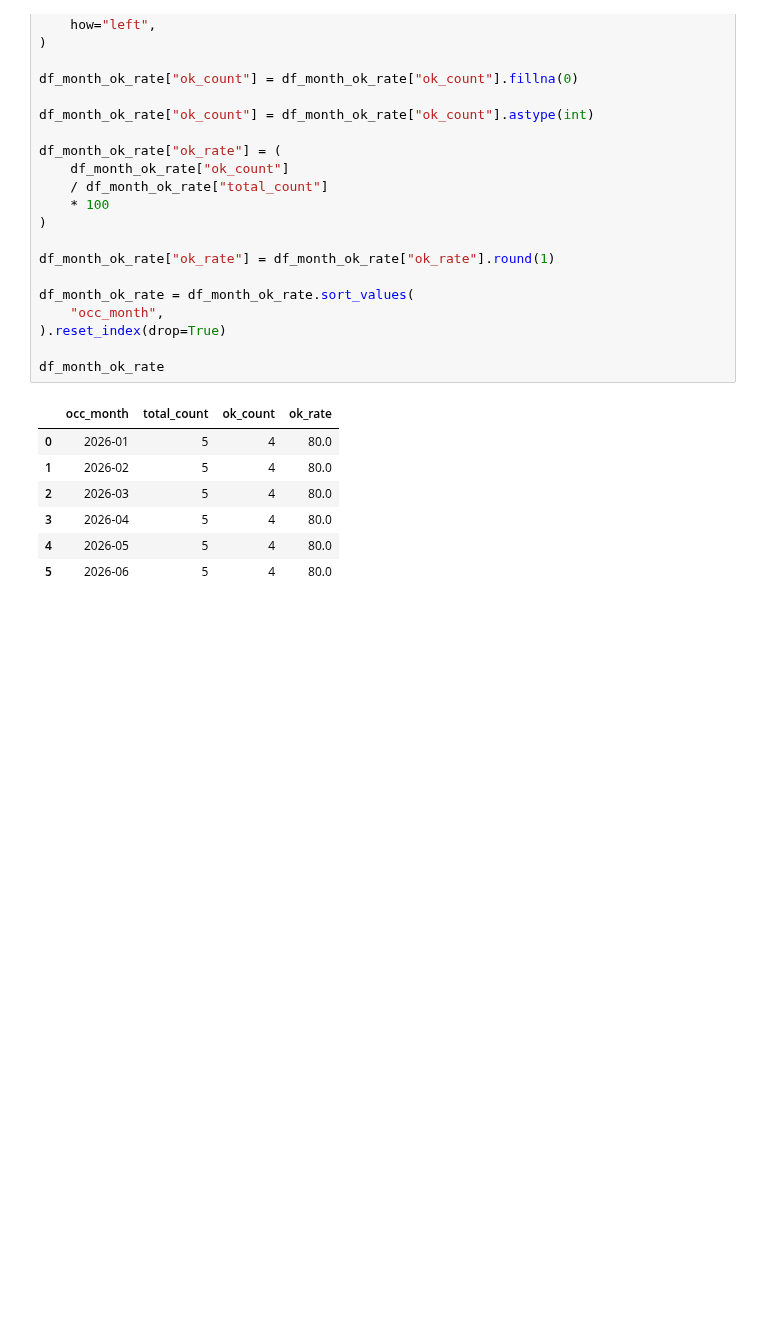
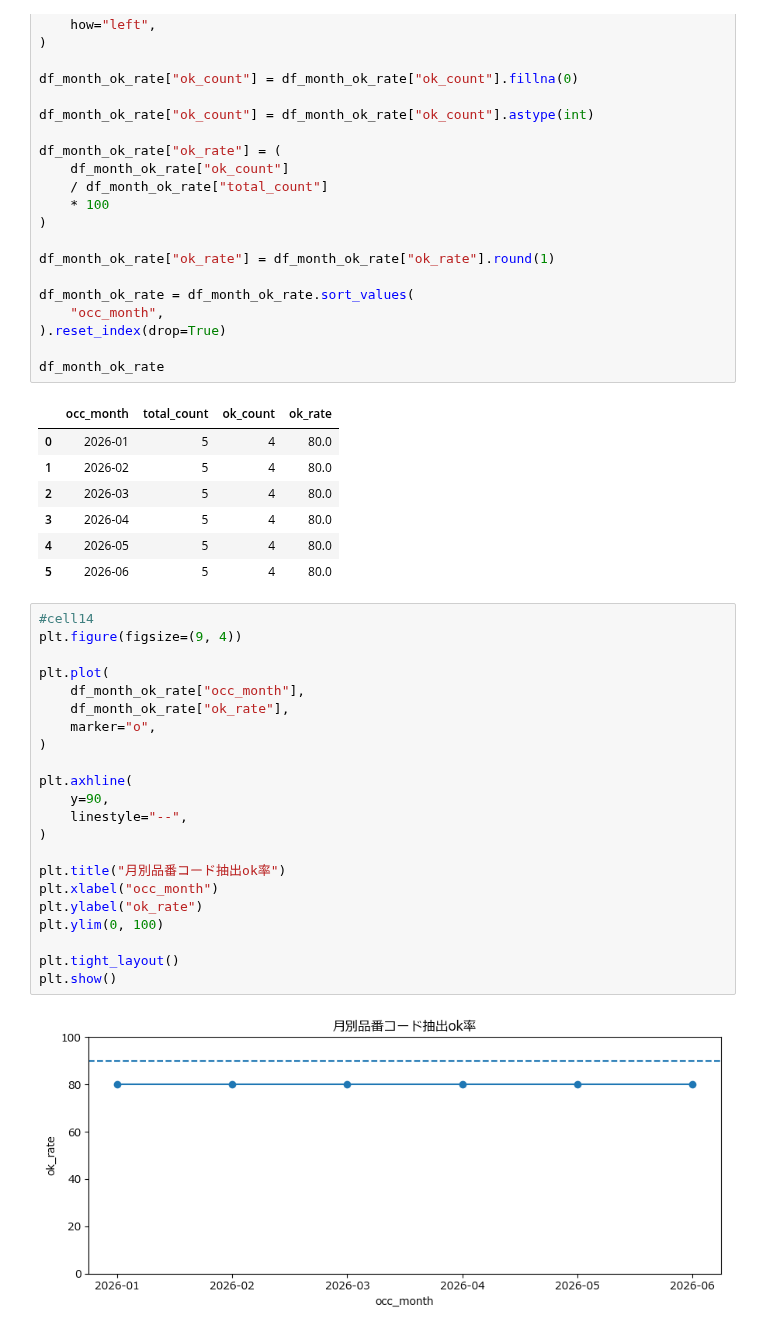
Before and after one commit to kjfarm1225/pyq_practice, a Jupyter notebook: 131_2_practical_extract_monthly_line_answer/131_2_practical_extract_monthly_line_answer.ipynb, the cells around one changed output. Saved outputs shown, nothing was run; the diff lists cells and outputs as text; blank space fills up the shorter version.

```diff
--- a/131_2_practical_extract_monthly_line_answer/131_2_practical_extract_monthly_line_answer.ipynb
+++ b/131_2_practical_extract_monthly_line_answer/131_2_practical_extract_monthly_line_answer.ipynb
@@ -299,3 +299,27 @@ df_month_ok_rate
 | 3 | 2026-04 | 5 | 4 | 80.0 |
 | 4 | 2026-05 | 5 | 4 | 80.0 |
 | 5 | 2026-06 | 5 | 4 | 80.0 |
+# %%
+#cell14
+plt.figure(figsize=(9, 4))
+
+plt.plot(
+    df_month_ok_rate["occ_month"],
+    df_month_ok_rate["ok_rate"],
+    marker="o",
+)
+
+plt.axhline(
+    y=90,
+    linestyle="--",
+)
+
+plt.title("月別品番コード抽出ok率")
+plt.xlabel("occ_month")
+plt.ylabel("ok_rate")
+plt.ylim(0, 100)
+
+plt.tight_layout()
+plt.show()
+# %% [output]
+[figure, added]
```
